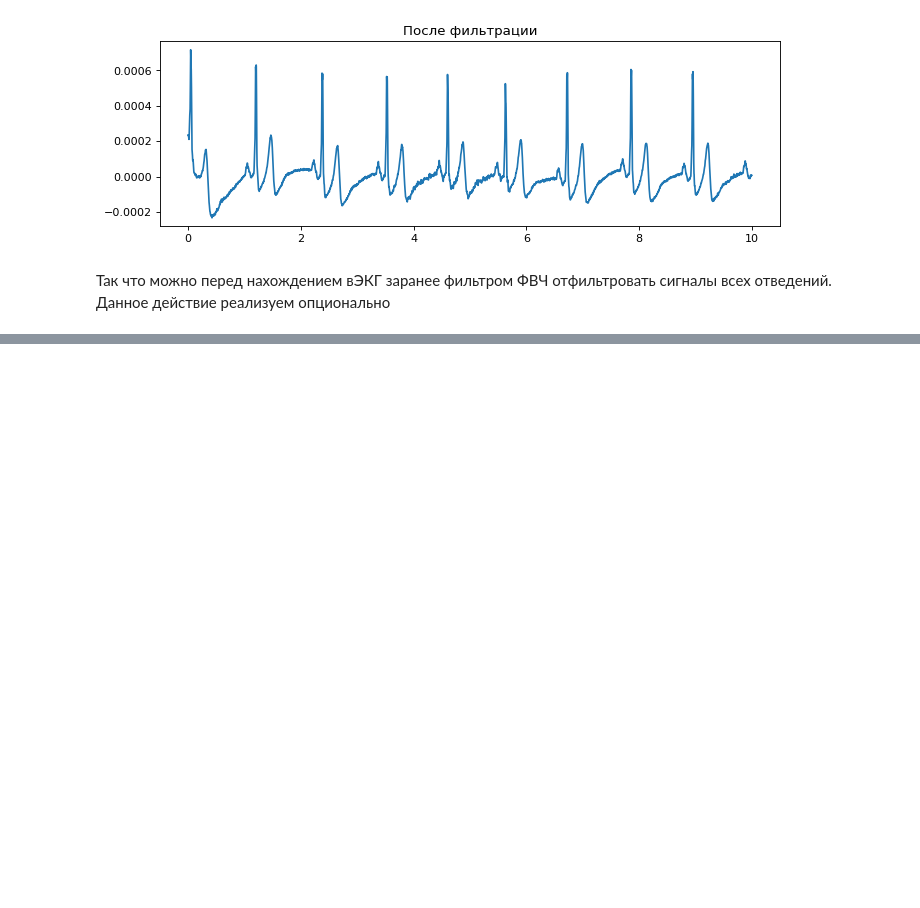
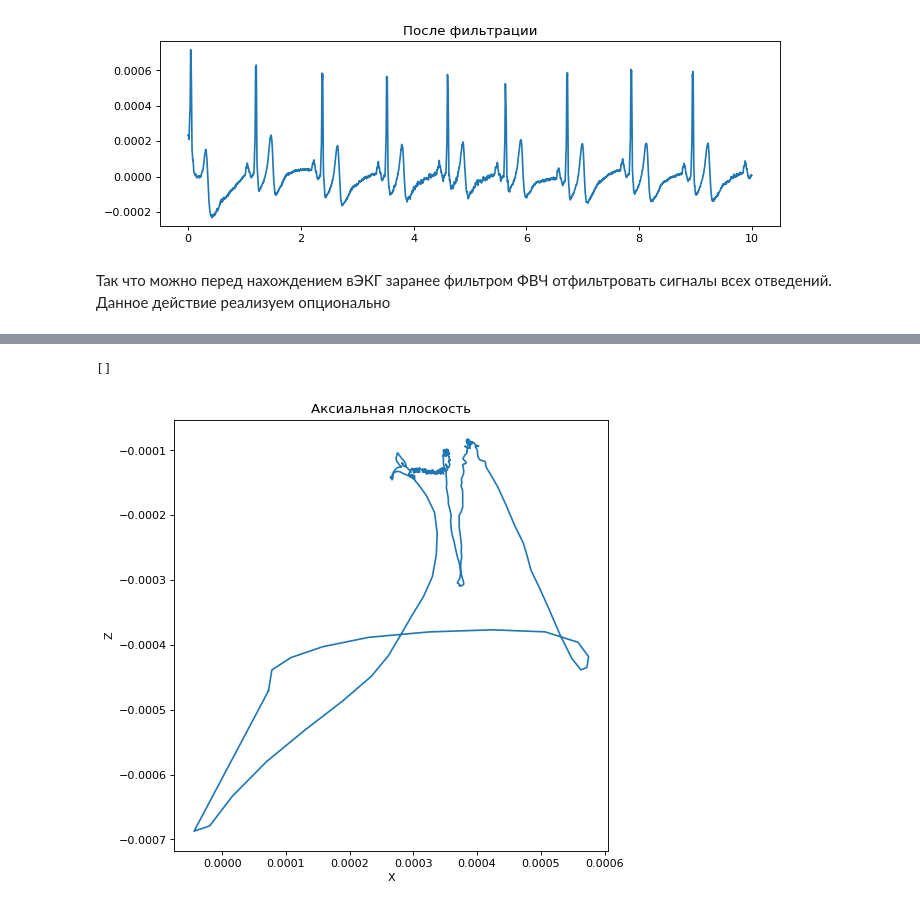
Before and after one commit to BMSTU-team/vector_ECG_team_project, a Jupyter notebook: VectorECG.ipynb, the cells around one changed output, grey strips where cells are left out. Drawn from its saved outputs; the diff is of its cells as text; code cells hidden in the pictures; blank space fills up the shorter version.

```diff
--- a/VectorECG.ipynb
+++ b/VectorECG.ipynb
@@ -201,0 +291,10 @@ plt.show()
+# %%
+plt.figure(figsize=(7, 7), dpi=80)
+plt.plot(df_term.x, df_term.z)
+plt.title('Аксиальная плоскость')
+plt.xlabel('X')
+plt.ylabel('Z')
+plt.plot()
+# %% [output]
+[]
+[figure, added]
```
Also changed, not shown: parts of 15 cells of this notebook, 3 other files.
